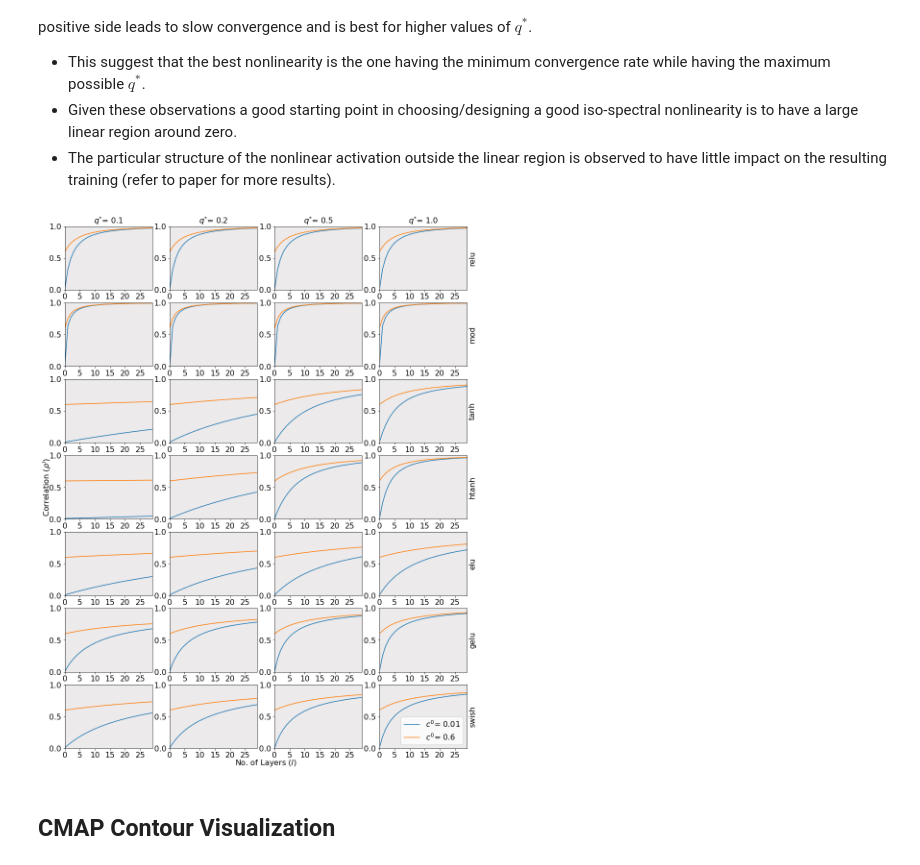
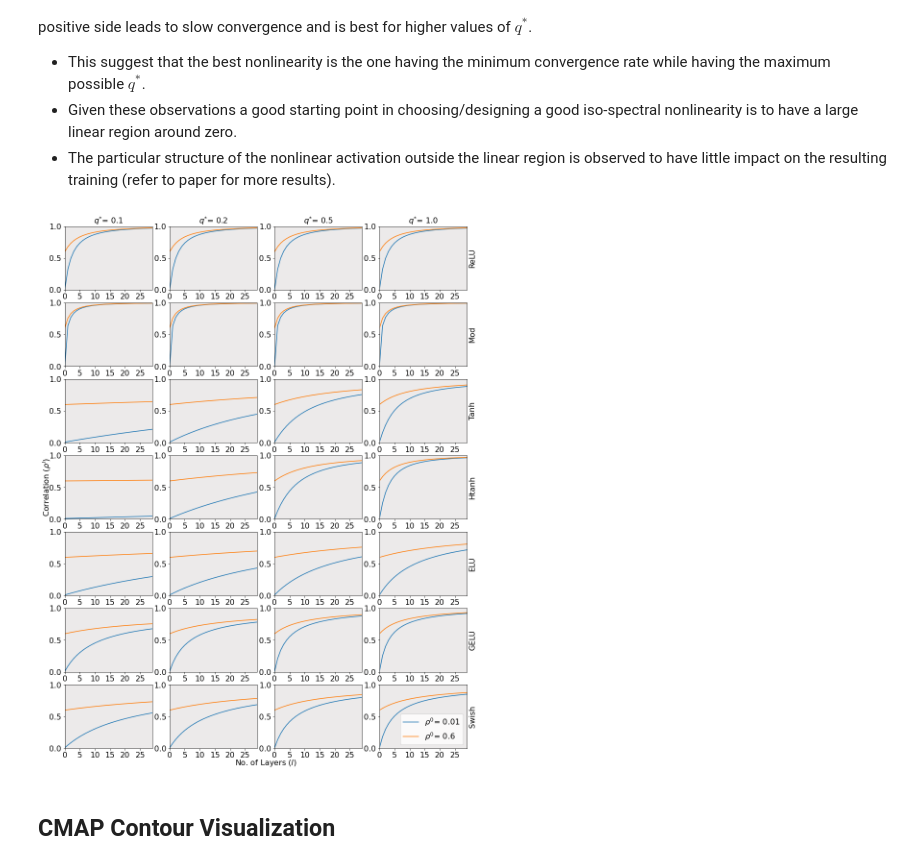
Before and after one commit to Cross-Caps/AFLI, a Jupyter notebook: Notebook/RTM_theory.ipynb, the cells around one changed output. Cells and saved outputs as stored; diff of their text form; code cells hidden in the pictures.

```diff
--- a/Notebook/RTM_theory.ipynb
+++ b/Notebook/RTM_theory.ipynb
@@ -350,22 +320,22 @@ plt.show()
 In limit $\rho*=1$ is always the fixed point of covariance map $R_{\phi,q*}(\sigma_w,\sigma_b,\phi,q*)$ i.e., even if inputs are uncorrelated to start with they will eventually become correlated. Observe the rate of convergence is very fast for ReLU/MOD comapred to ELU/Tanh. Suprisingly, GeLU doesn't have better or comparable rates as in case of ELU. Hence, for deeper networks activation function with slow convergence rate is prefrable.
 # %%
 # Let's pick few popular activation functions
-dictphi=['relu','mod','tanh','htanh','elu','gelu']
+dictphi=['ReLU','Mod','Tanh','Htanh','ELU','GELU']
 
 
 def get_sig(act):
   #return sigma_w,sigma_b,q*   # Harcoded values to speedup ploting
-  if   act=='relu':
+  if   act=='ReLU':
     return np.sqrt(2.0),0,1.0
-  elif act=='mod':
+  elif act=='Mod':
     return 1.0,0,1
-  elif act=='tanh':
+  elif act=='Tanh':
     return 1.1516998861216845, 0.06910990296631096, 0.2
-  elif act=='htanh':
+  elif act=='Htanh':
     return 1.012919795872811,  0.06360173889708144, 0.2
-  elif act=='elu':
+  elif act=='ELU':
     return 1.1346045411558092, 0.05243710820049853, 0.2
-  elif act=='gelu':
+  elif act=='GELU':
     return 1.7133982968880215, 0.09709102834229957, 0.2
   else:
     print('Activation not available')
@@ -465,16 +435,16 @@ nt = 30 # Number of layers
 ctrajs = np.zeros((nctraj, nt))
 
 q_range = [.1, .2, .5, 1]
-dictphi=['relu','mod','tanh','htanh','elu','gelu','swish']
+dictphi=['ReLU','Mod','Tanh','Htanh','ELU','GELU','Swish']
 
 fig=plt.figure(figsize=(15,20))
 for j,act in enumerate(dictphi):
   phi,dphi=activation(act )
   mf = MeanField(phi, dphi)
   for i, q in enumerate(q_range):
-    if act == 'relu':
+    if act == 'ReLU':
       sw_,sb_=[np.sqrt(2),0]
-    elif act == 'mod':
+    elif act == 'Mod':
       sw_,sb_=[1,0]
     else:
       sw_ = np.sqrt(mf.sw_sb(q, 1)[0])
@@ -484,36 +454,36 @@ for j,act in enumerate(dictphi):
     ctrajs = np.zeros((nctraj, nt))
     ctrajs[:, 0] = cin * q1
 
     for t in range(1, nt):
       ctrajs[:, t] = covmap(q1, q1, ctrajs[:, t-1], sw_, sb_, phi)
 
     ctrajs /= q1
     plt.subplot(len(dictphi),len(q_range),j*len(q_range)+i+1)
-    plt.plot(ctrajs[0], label='{0:s} {1:.2f}'.format('$c^{0}$=', cin[0]))
-    plt.plot(ctrajs[1], label='{0:s} {1:.1f}'.format('$c^{0}$=', cin[1]))
+    plt.plot(ctrajs[0], label='{0:s} {1:.2f}'.format(r'$\rho^{0}$=', cin[0]))
+    plt.plot(ctrajs[1], label='{0:s} {1:.1f}'.format(r'$\rho^{0}$=', cin[1]))
     if j*len(q_range)+i+1 in np.arange(len(q_range)+1):
       plt.title('{0:s} {1:.1f}'.format('$q^{*}$=', q),fontsize=16)
     plt.yticks([0, 0.5, 1])
     plt.ylim(0, 1)
     plt.xlim(0, nt - 1)
     plt.xticks(fontsize=16)
     plt.yticks(fontsize=16)
     plt.gca().set_facecolor('#ECEAEA')
     if j*len(q_range)+i+1 in [4,8,12,16,20,24,28]:
       plt.gca().yaxis.set_label_position("right")
       plt.ylabel(act,fontsize=16)
 
 
 plt.legend(fontsize=16)
 fig.add_subplot(111, frameon=False)
 # hide tick and tick label of the big axis
 plt.tick_params(labelcolor='none', top=False, bottom=False, left=False, right=False)
 plt.xlabel('No. of Layers ($l$)', fontsize=16)
 plt.ylabel(r'Correlation ($\rho^{l})$', fontsize=16)
 #fig.suptitle('Dynamics of $c$ \n', fontsize=16)
 fig.subplots_adjust(left=None, bottom=None, right=None, top=None, wspace=.2, hspace=.2)
 # %% [output]
-[figure, old version]
+[figure, new version]
 # %% [markdown]
 ## CMAP Contour Visualization
 # %% [markdown]
```
Also changed, not shown: parts of 3 cells of this notebook.
